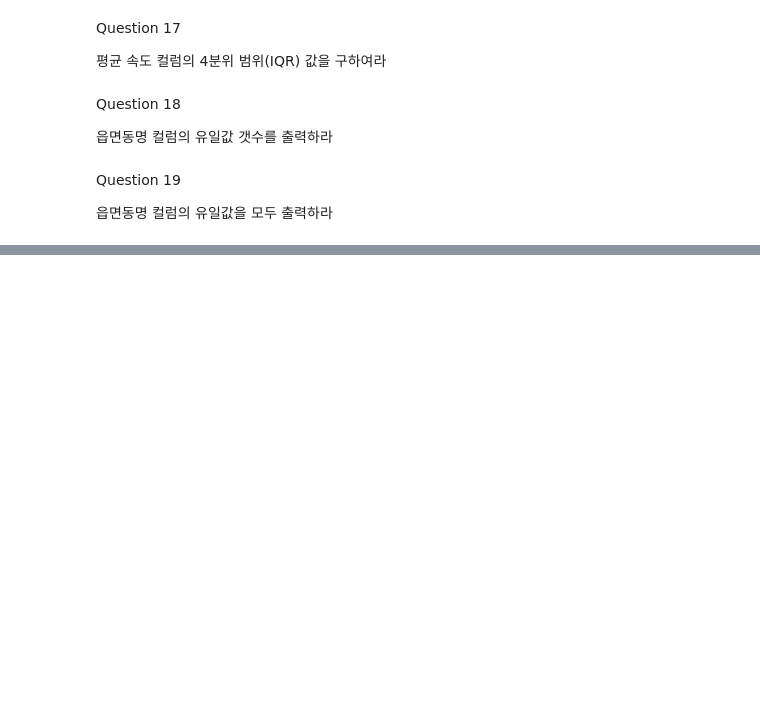
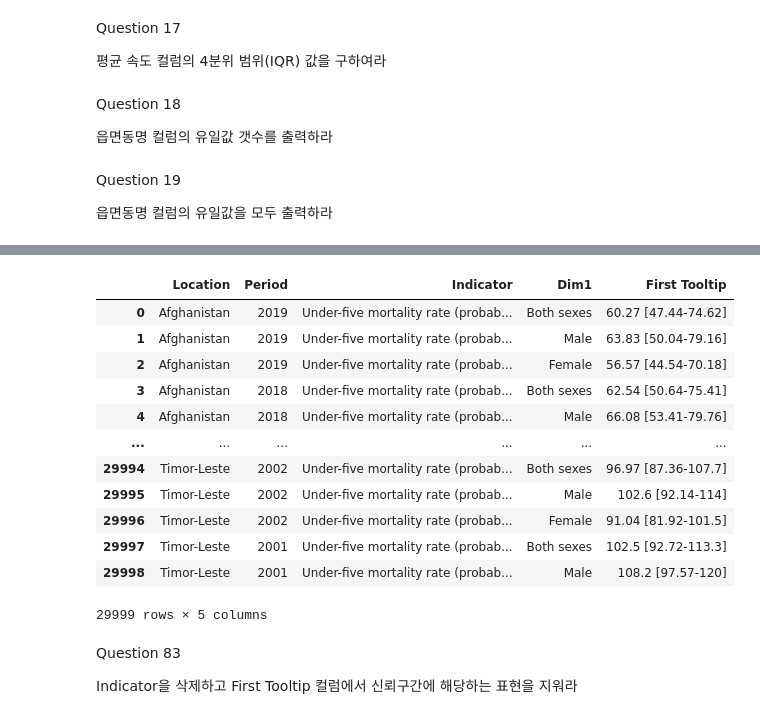
Before and after one commit to fidxor/PLAYDATA_STUDY, a Jupyter notebook: Python/pandas/pandas연습문제.ipynb, the cells around one changed output, grey strips where cells are left out. Saved outputs shown, nothing was run; the diff lists cells and outputs as text; code cells hidden in the pictures; blank space fills up the shorter version.

```diff
--- a/Python/pandas/pandas연습문제.ipynb
+++ b/Python/pandas/pandas연습문제.ipynb
@@ -159,0 +398,25 @@ Question 19
+# %%
+import pandas as pd
+import numpy as np
+
+Dataurl = 'https://raw.githubusercontent.com/Datamanim/pandas/main/under5MortalityRate.csv'
+df = pd.read_csv(Dataurl)
+df
+# %% [output]
+|  | Location | Period | Indicator | Dim1 | First Tooltip |
+| 0 | Afghanistan | 2019 | Under-five mortality rate (probab... | Both sexes | 60.27 [47.44-74.62] |
+| 1 | Afghanistan | 2019 | Under-five mortality rate (probab... | Male | 63.83 [50.04-79.16] |
+| 2 | Afghanistan | 2019 | Under-five mortality rate (probab... | Female | 56.57 [44.54-70.18] |
+| 3 | Afghanistan | 2018 | Under-five mortality rate (probab... | Both sexes | 62.54 [50.64-75.41] |
+| 4 | Afghanistan | 2018 | Under-five mortality rate (probab... | Male | 66.08 [53.41-79.76] |
+| ... | ... | ... | ... | ... | ... |
+| 29994 | Timor-Leste | 2002 | Under-five mortality rate (probab... | Both sexes | 96.97 [87.36-107.7] |
+| 29995 | Timor-Leste | 2002 | Under-five mortality rate (probab... | Male | 102.6 [92.14-114] |
+| 29996 | Timor-Leste | 2002 | Under-five mortality rate (probab... | Female | 91.04 [81.92-101.5] |
+| 29997 | Timor-Leste | 2001 | Under-five mortality rate (probab... | Both sexes | 102.5 [92.72-113.3] |
+| 29998 | Timor-Leste | 2001 | Under-five mortality rate (probab... | Male | 108.2 [97.57-120] |
+29999 rows × 5 columns
+# %% [markdown]
+Question 83
+
+Indicator을 삭제하고 First Tooltip 컬럼에서 신뢰구간에 해당하는 표현을 지워라
```
Also changed, not shown: parts of 44 cells of this notebook, 26 other files.
